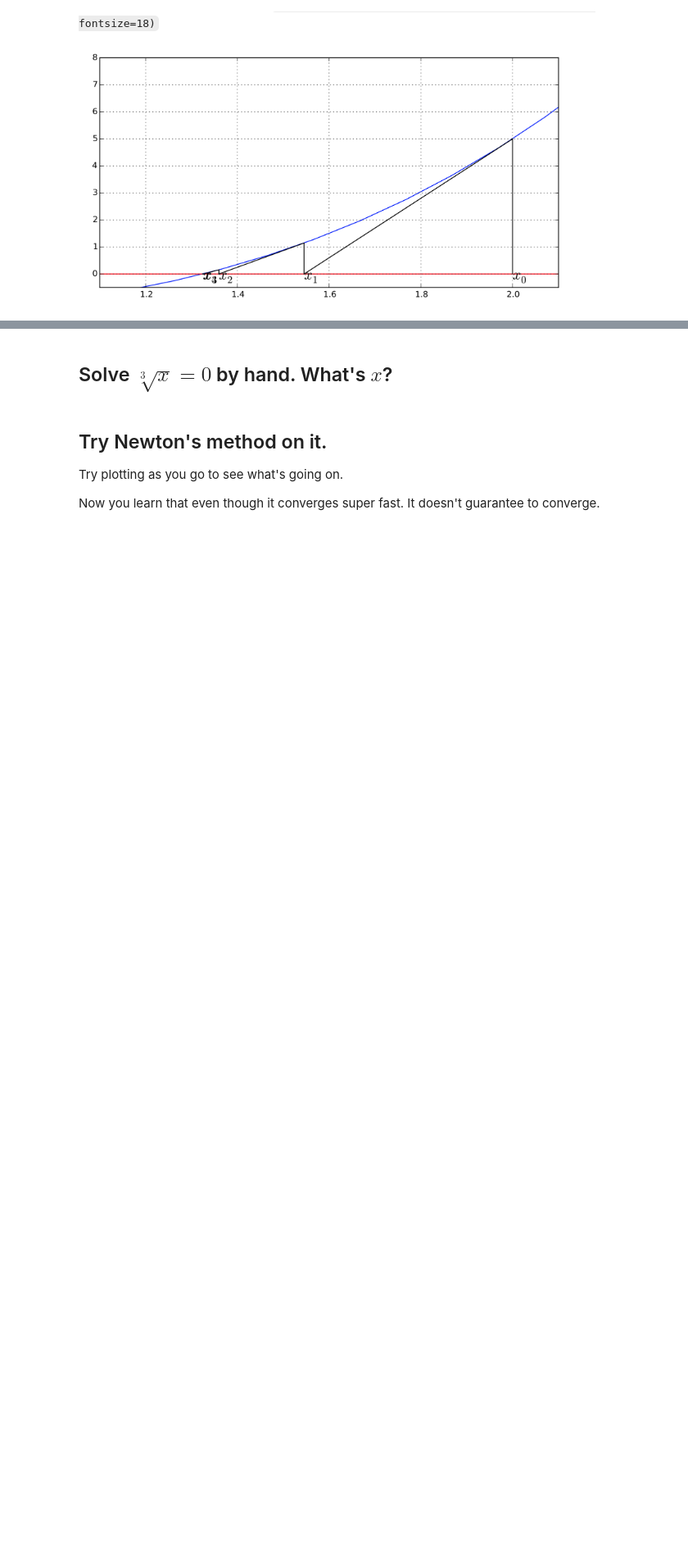
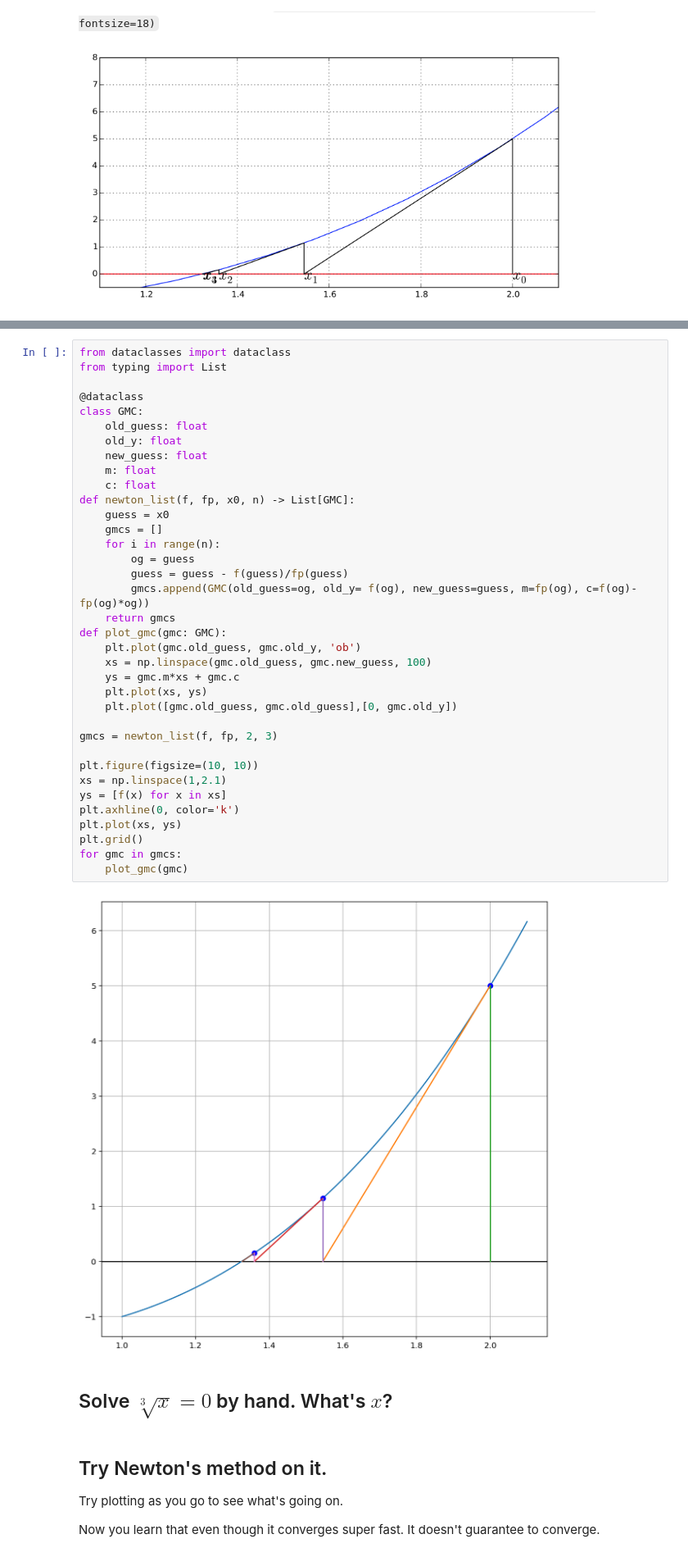
Before and after one commit to MUIC-Numerical-Methods-2018/Exercise-1-Basics-Notebook-and-Finding-Root, a Jupyter notebook: 01 Plotting and Finding Root.ipynb, the cells around one changed output, grey strips where cells are left out. Shown at 82% size. Saved outputs shown, nothing was run; the diff lists cells and outputs as text; blank space fills up the shorter version.

```diff
--- a/01 Plotting and Finding Root.ipynb
+++ b/01 Plotting and Finding Root.ipynb
@@ -308,3 +342,41 @@ Here is how I annotate the figure
+# %%
+from dataclasses import dataclass
+from typing import List
+
+@dataclass
+class GMC:
+    old_guess: float
+    old_y: float
+    new_guess: float
+    m: float
+    c: float
+def newton_list(f, fp, x0, n) -> List[GMC]:
+    guess = x0
+    gmcs = []
+    for i in range(n):
+        og = guess
+        guess = guess - f(guess)/fp(guess)
+        gmcs.append(GMC(old_guess=og, old_y= f(og), new_guess=guess, m=fp(og), c=f(og)-fp(og)*og))
+    return gmcs
+def plot_gmc(gmc: GMC):
+    plt.plot(gmc.old_guess, gmc.old_y, 'ob')
+    xs = np.linspace(gmc.old_guess, gmc.new_guess, 100)
+    ys = gmc.m*xs + gmc.c
+    plt.plot(xs, ys)
+    plt.plot([gmc.old_guess, gmc.old_guess],[0, gmc.old_y])
+
+gmcs = newton_list(f, fp, 2, 3)
+
+plt.figure(figsize=(10, 10))
+xs = np.linspace(1,2.1)
+ys = [f(x) for x in xs]
+plt.axhline(0, color='k')
+plt.plot(xs, ys)
+plt.grid()
+for gmc in gmcs:
+    plot_gmc(gmc)
+# %% [output]
+[figure, added]
 # %% [markdown]
 ## Solve $\sqrt[3]{x}=0$ by hand. What's $x$?
 # %% [markdown]
```
Also changed, not shown: parts of 7 cells of this notebook.
